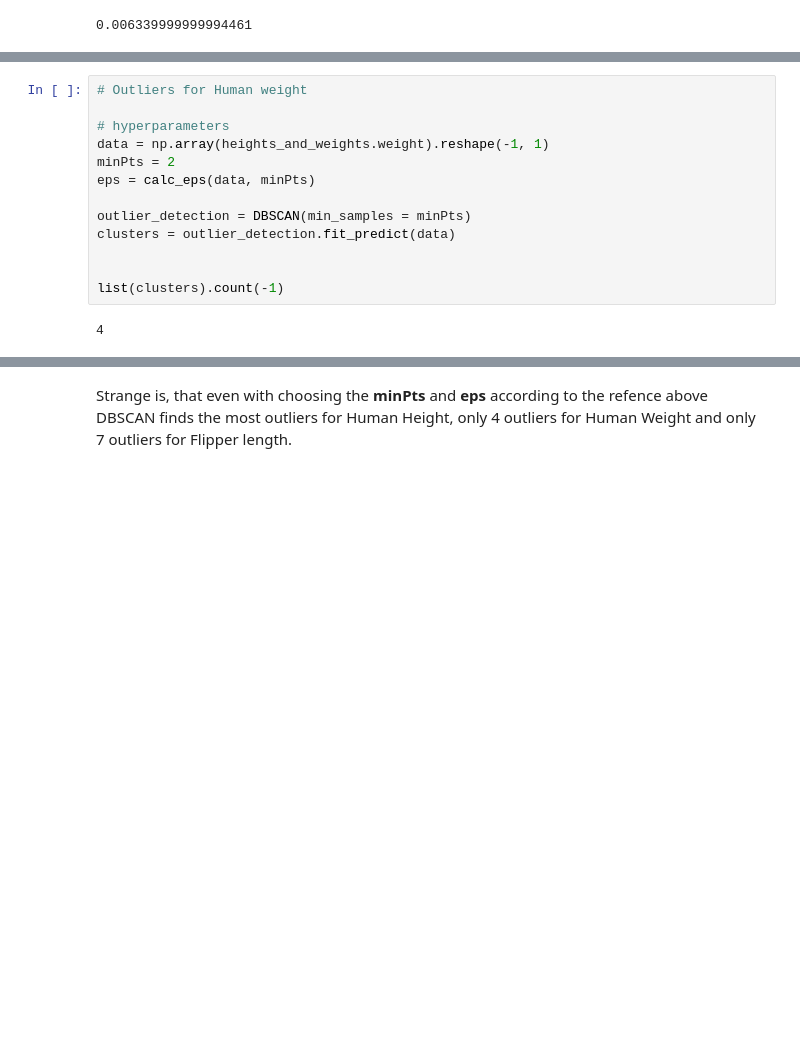
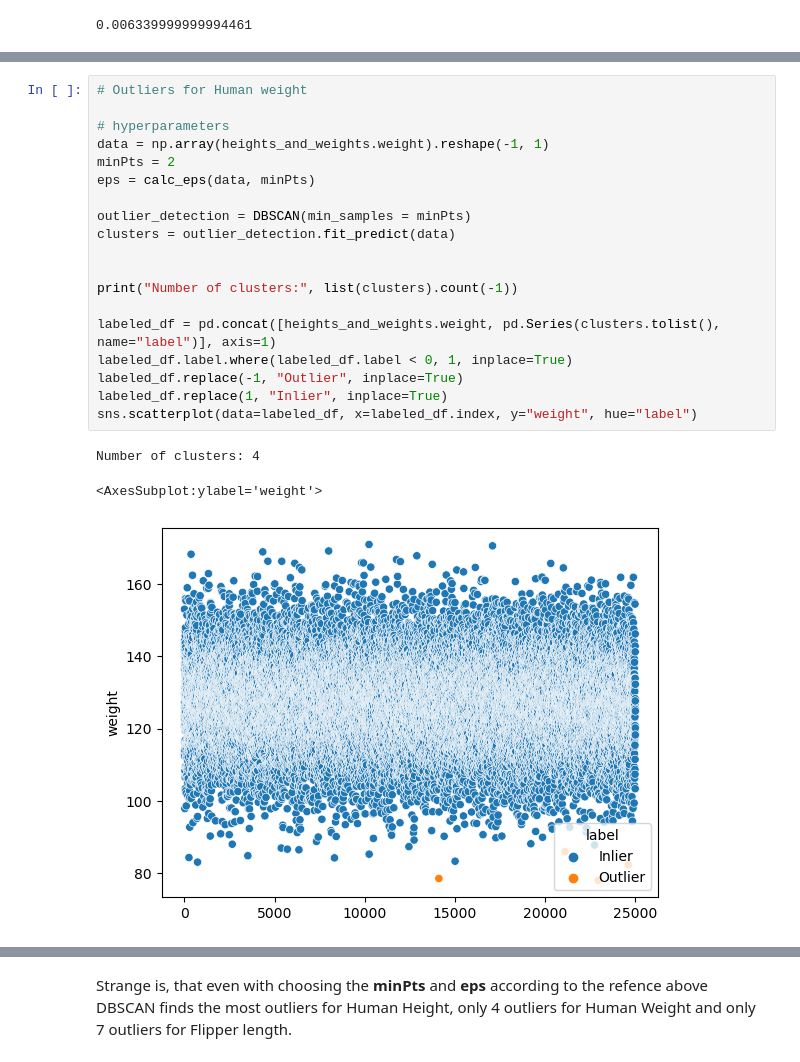
Before and after one commit to mathisloevenich/AML, a Jupyter notebook: Ex3.DBScanClustering.ipynb, the cells around one changed output, grey strips where cells are left out. Saved outputs shown, nothing was run; the diff lists cells and outputs as text; blank space fills up the shorter version.

```diff
--- a/Ex3.DBScanClustering.ipynb
+++ b/Ex3.DBScanClustering.ipynb
@@ -116,18 +124,26 @@ list(clusters).count(-1)
 # %%
 # Outliers for Human weight
 
 # hyperparameters
 data = np.array(heights_and_weights.weight).reshape(-1, 1)
 minPts = 2
 eps = calc_eps(data, minPts)
 
 outlier_detection = DBSCAN(min_samples = minPts)
 clusters = outlier_detection.fit_predict(data)
 
 
-list(clusters).count(-1)
+print("Number of clusters:", list(clusters).count(-1))
+
+labeled_df = pd.concat([heights_and_weights.weight, pd.Series(clusters.tolist(), name="label")], axis=1)
+labeled_df.label.where(labeled_df.label < 0, 1, inplace=True)
+labeled_df.replace(-1, "Outlier", inplace=True)
+labeled_df.replace(1, "Inlier", inplace=True)
+sns.scatterplot(data=labeled_df, x=labeled_df.index, y="weight", hue="label")
 # %% [output]
-4
+Number of clusters: 4
+<AxesSubplot:ylabel='weight'>
+[figure, added]
 # %%
 # Outliers for Penguin flipper length
 
```
Also changed, not shown: parts of 2 cells of this notebook, 4 other files.
